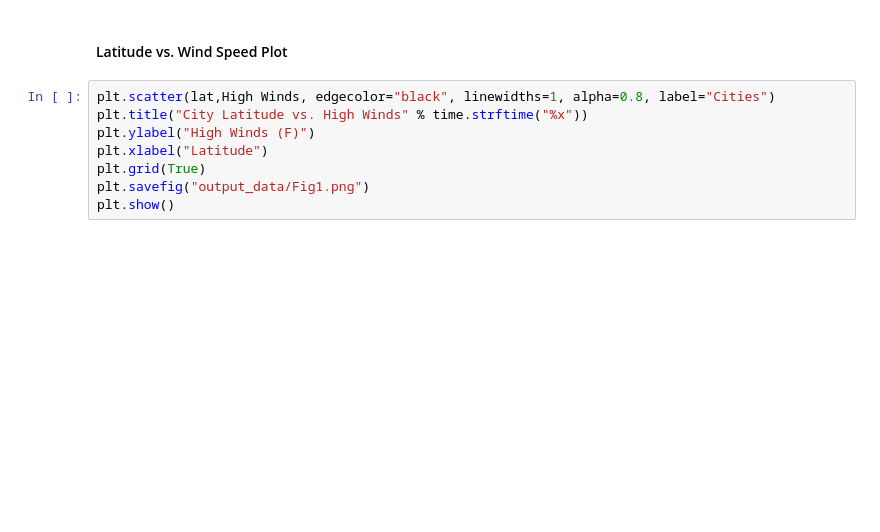
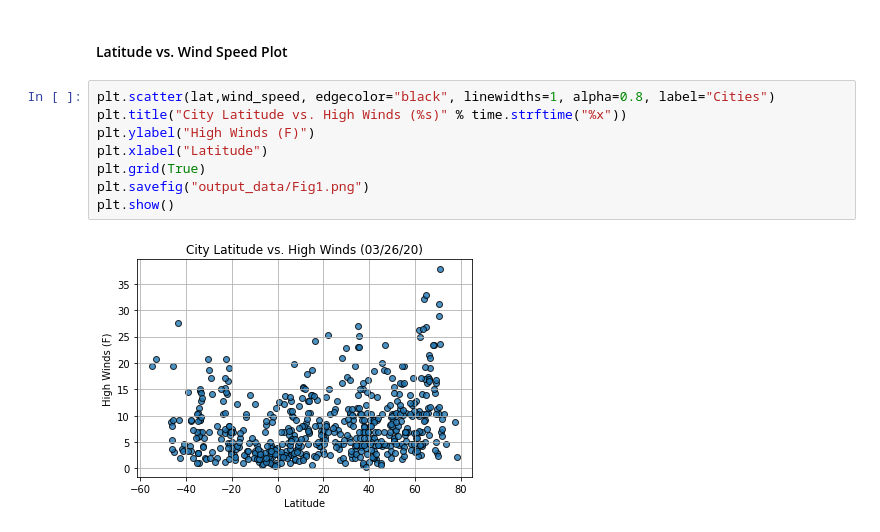
Before and after one commit to soukaina-data/python-api-challenge.-, a Jupyter notebook: starter_code/WeatherPy.ipynb, the cells around one changed output. Cells and saved outputs as stored; diff of their text form; blank space fills up the shorter version.

```diff
--- a/starter_code/WeatherPy.ipynb
+++ b/starter_code/WeatherPy.ipynb
@@ -199,10 +178,12 @@ NameError: name 'Cloudiness' is not defined
 # %% [markdown]
 #### Latitude vs. Wind Speed Plot
 # %%
-plt.scatter(lat,High Winds, edgecolor="black", linewidths=1, alpha=0.8, label="Cities")
-plt.title("City Latitude vs. High Winds" % time.strftime("%x"))
+plt.scatter(lat,wind_speed, edgecolor="black", linewidths=1, alpha=0.8, label="Cities")
+plt.title("City Latitude vs. High Winds (%s)" % time.strftime("%x"))
 plt.ylabel("High Winds (F)")
 plt.xlabel("Latitude")
 plt.grid(True)
 plt.savefig("output_data/Fig1.png")
 plt.show()
+# %% [output]
+[figure, added]
```
Also changed, not shown: parts of 7 cells of this notebook, 4 other files.
